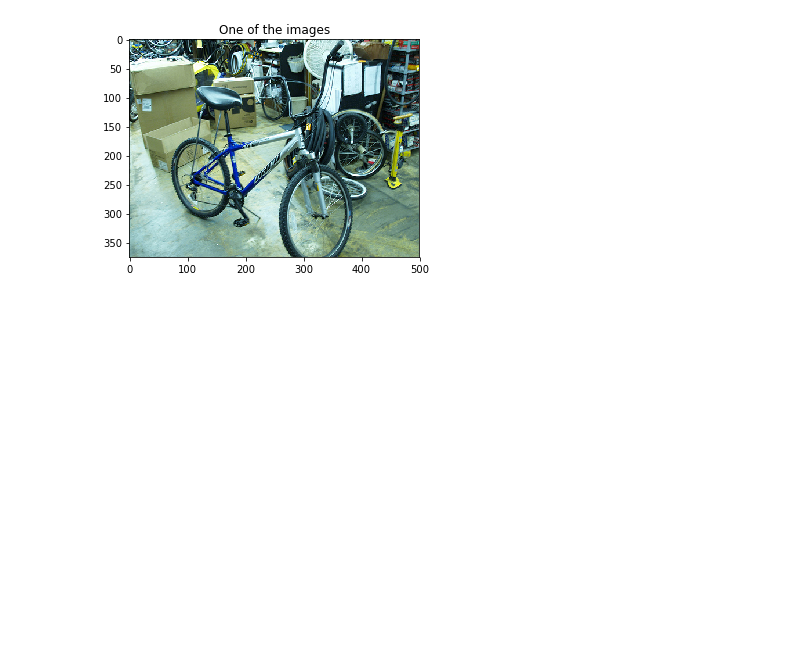
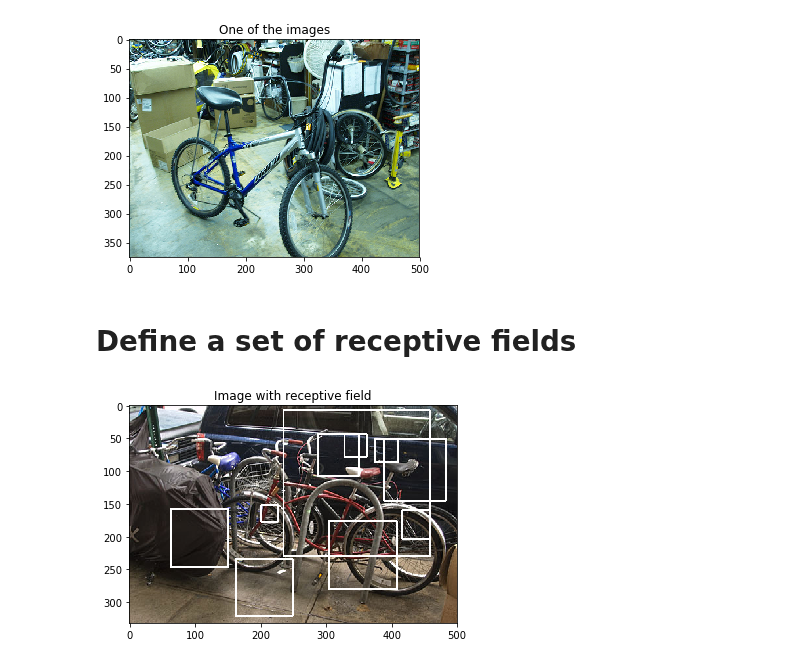
Before and after one commit to b3n3d17/DeepLearningCourse, a Jupyter notebook: 24_unsupervised_learning_of_filters/unsupervised_learning_of_filters.ipynb, the cells around one changed output. Saved outputs shown, nothing was run; the diff lists cells and outputs as text; code cells hidden in the pictures; blank space fills up the shorter version.

Commit message:
Generating a random set of N receptive fields

```diff
--- a/24_unsupervised_learning_of_filters/unsupervised_learning_of_filters.ipynb
+++ b/24_unsupervised_learning_of_filters/unsupervised_learning_of_filters.ipynb
@@ -120,3 +124,44 @@ plt.show()
 image has type <class 'numpy.ndarray'>
 image has shape (375, 500, 3)
 [figure]
+# %% [markdown]
+# Define a set of receptive fields
+# %%
+class receptive_fields_random:
+
+    def __init__(self, image_shape, nr_of_fields):
+
+        img_dimx = image_shape[1]
+        img_dimy = image_shape[0]
+
+        self.all_fields = []
+
+        MIN_RF_SIZE = 15
+
+        for field_nr in range(0,nr_of_fields):
+
+            rnd_x = np.random.randint(0, img_dimx-MIN_RF_SIZE)
+            rnd_y = np.random.randint(0, img_dimy-MIN_RF_SIZE)
+            max_size_x = img_dimx-rnd_x-1
+            max_size_y = img_dimy-rnd_y-1
+            rnd_size = np.random.randint(MIN_RF_SIZE, min(max_size_x,max_size_y))
+
+            next_rect = ( (rnd_x, rnd_y), (rnd_x+rnd_size, rnd_y+rnd_size) )
+            self.all_fields.append( next_rect )
+
+
+    def draw_into_image(self, image):
+
+        for field in self.all_fields:
+
+            cv2.rectangle(image, field[0], field[1], (1,1,1), 2)
+
+        plt.imshow(image)
+        plt.title("Image with receptive field")
+        plt.show()
+# %%
+image, label = my_image_provider.get_random_image()
+my_receptive_fields = receptive_fields_random(image.shape, 10)
+my_receptive_fields.draw_into_image( image )
+# %% [output]
+[figure, added]
```
Also changed, not shown: parts of 2 cells of this notebook.
